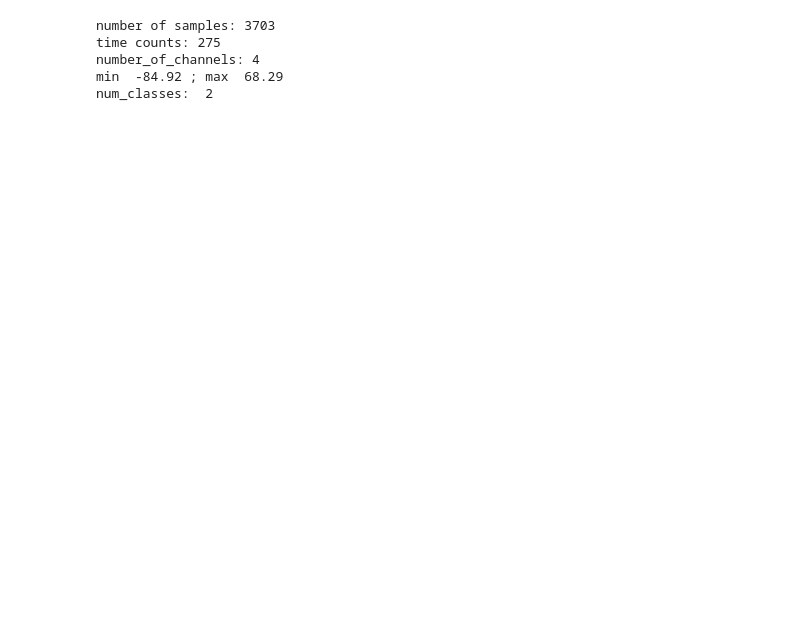
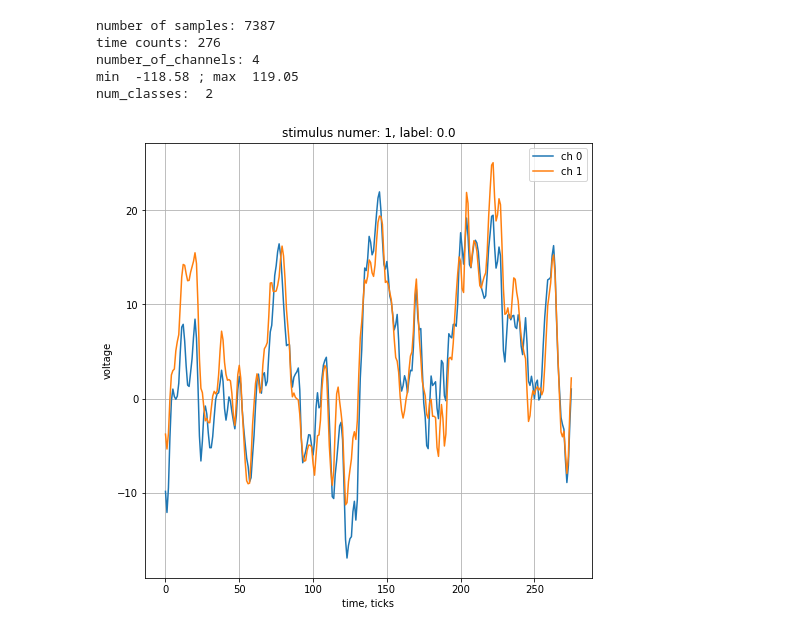
Before and after one commit to malashinroman/eeg_net, a Jupyter notebook: src/notebooks/learn_simple_net.ipynb, the cells around one changed output. Saved outputs shown, nothing was run; the diff lists cells and outputs as text; code cells hidden in the pictures; blank space fills up the shorter version.

```diff
--- a/src/notebooks/learn_simple_net.ipynb
+++ b/src/notebooks/learn_simple_net.ipynb
@@ -27,5 +29,5 @@ from sklearn.datasets import fetch_california_housing
 # %%
-data_path = '/workspace/data/eeg/'
+data_path = '../../data/'
 # %%
 def create_network(input_dim, num_classes):
     '''Base network to be shared (eq. to feature extraction).
@@ -152,25 +154,26 @@ def normalize_data(X_data):
 # %%
 X_data, Y_data = load_all_data_multichannel(data_path);
 number_of_samples = X_data.shape[0];
 size_of_sample = X_data.shape[1];
 number_of_channels = X_data.shape[2];
 
 print('number of samples:', number_of_samples)
 print('time counts:', size_of_sample)
 print('number_of_channels:', number_of_channels)
 print('min ', np.min(X_data), '; max ', np.max(X_data))
 Y_data = Y_data - 1;
 Y_data = Y_data.reshape(Y_data.shape[0])
 num_classes = int(max(Y_data) + 1);
 print('num_classes: ', num_classes)
 y_= keras.utils.to_categorical(Y_data, int(num_classes));
-#show_data(X_data, Y_data, 1, [0,1])
+show_data(X_data, Y_data, 1, [0,1])
 # %% [output]
-number of samples: 3703
-time counts: 275
+number of samples: 7387
+time counts: 276
 number_of_channels: 4
-min  -84.92 ; max  68.29
+min  -118.58 ; max  119.05
 num_classes:  2
+[figure, added]
 # %%
 x_= X_data;
 test_prop = 0.1;
```
Also changed, not shown: parts of 4 cells of this notebook, 5 other files.
